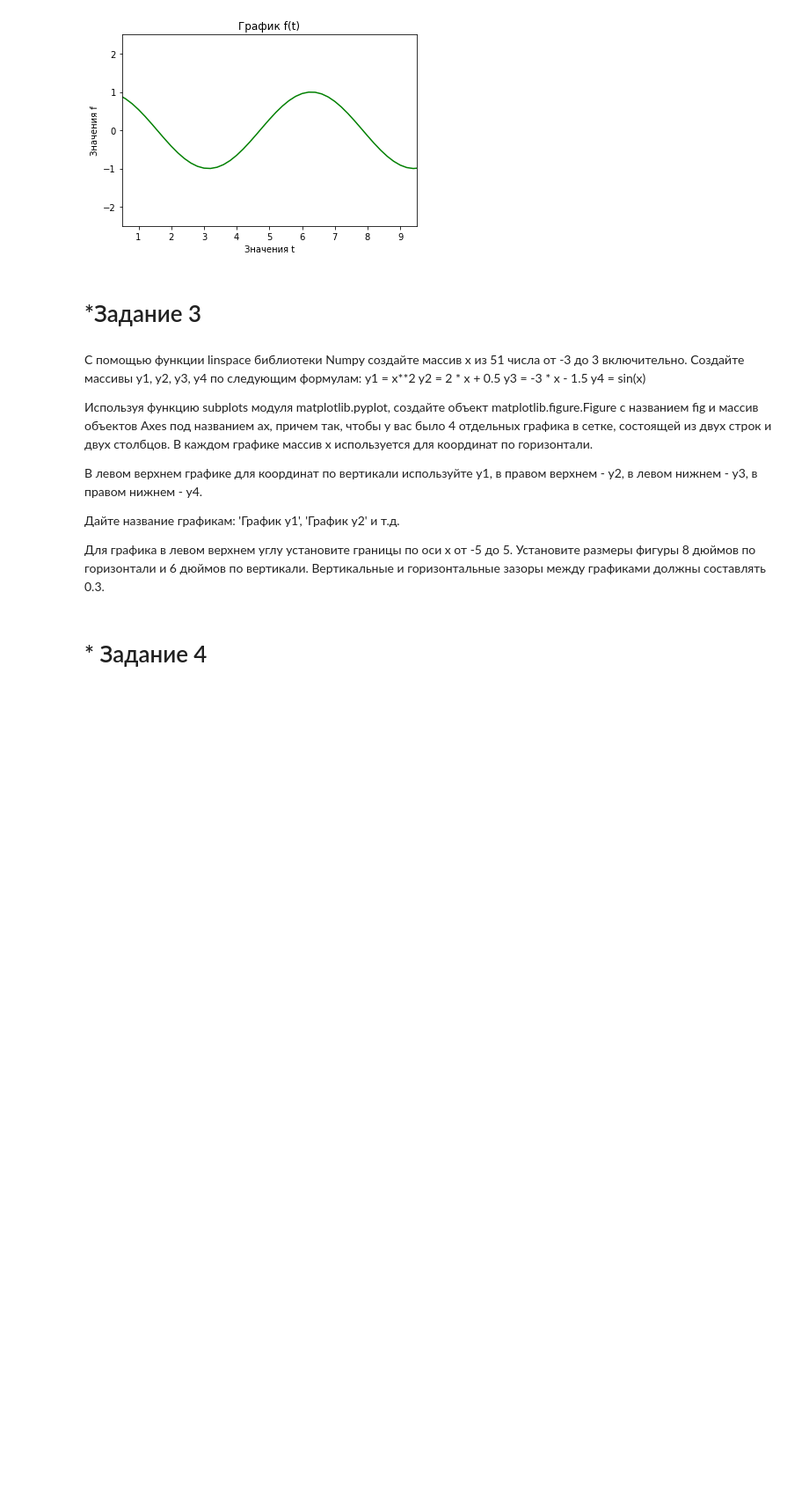
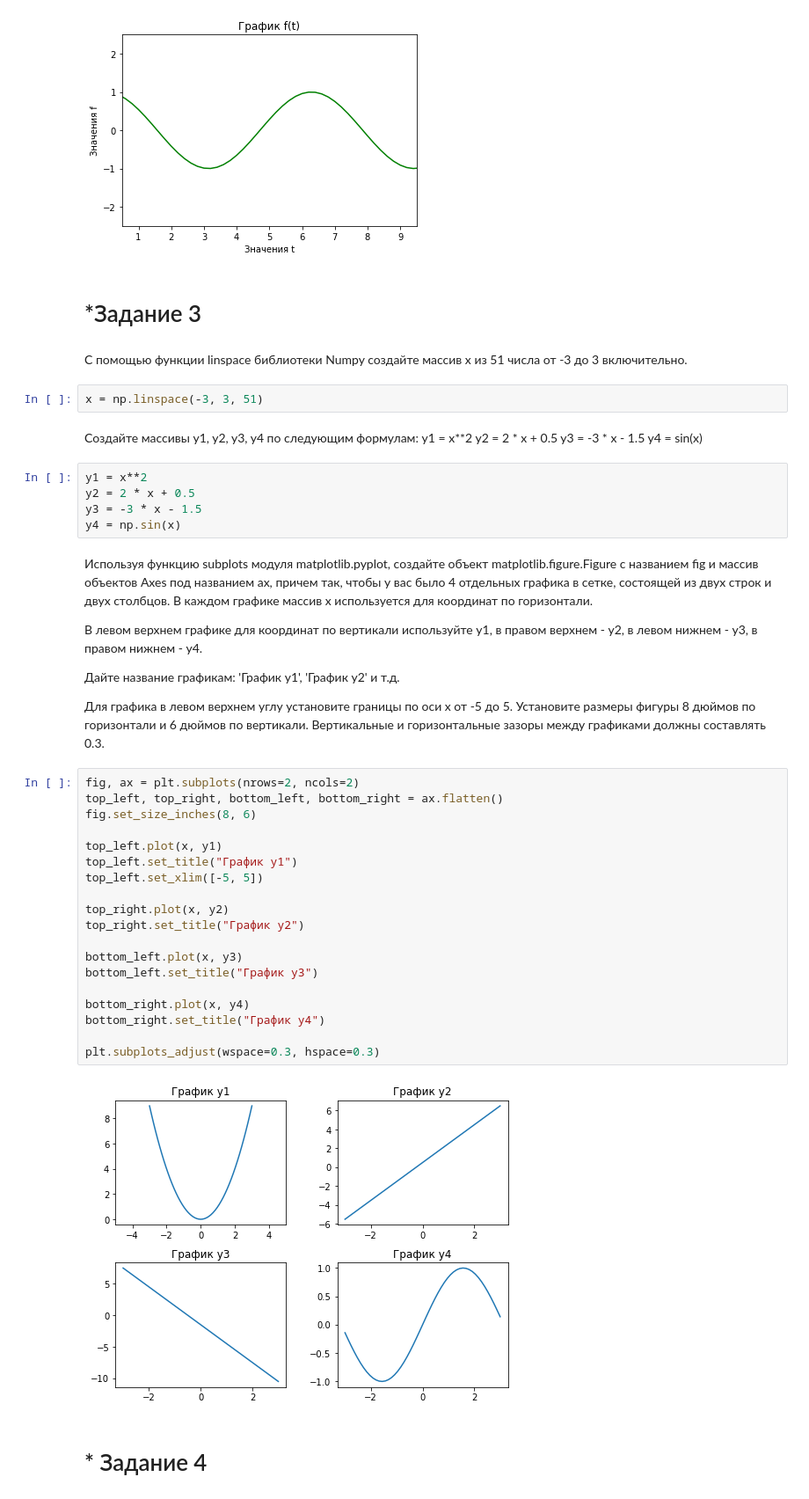
Before and after one commit to 6567967/GB_PDS, a Jupyter notebook: less6.ipynb, the cells around one changed output. Shown: that part at 88% size. Drawn from its saved outputs; the diff is of its cells as text; blank space fills up the shorter version.

```diff
--- a/less6.ipynb
+++ b/less6.ipynb
@@ -65,15 +65,23 @@ plt.show()
 [figure]
 # %% [markdown]
 # *Задание 3
+# %% [markdown]
+С помощью функции linspace библиотеки Numpy создайте массив x
+из 51 числа от -3 до 3 включительно.
+# %%
+x = np.linspace(-3, 3, 51)
+# %% [markdown]
+Создайте массивы y1, y2, y3, y4 по следующим формулам:
+y1 = x**2
+y2 = 2 * x + 0.5
+y3 = -3 * x - 1.5
+y4 = sin(x)
+# %%
+y1 = x**2
+y2 = 2 * x + 0.5
+y3 = -3 * x - 1.5
+y4 = np.sin(x)
 # %% [markdown]
-С помощью функции linspace библиотеки Numpy создайте массив x
-из 51 числа от -3 до 3 включительно.
-Создайте массивы y1, y2, y3, y4 по следующим формулам:
-y1 = x**2
-y2 = 2 * x + 0.5
-y3 = -3 * x - 1.5
-y4 = sin(x)
-
 Используя функцию subplots модуля matplotlib.pyplot,
 создайте объект matplotlib.figure.Figure с названием fig
 и массив объектов Axes под названием ax,
@@ -89,6 +97,27 @@ y4 = sin(x)
 Для графика в левом верхнем углу установите границы по оси x от -5 до 5.
 Установите размеры фигуры 8 дюймов по горизонтали и 6 дюймов по вертикали.
 Вертикальные и горизонтальные зазоры между графиками должны составлять 0.3.
+# %%
+fig, ax = plt.subplots(nrows=2, ncols=2)
+top_left, top_right, bottom_left, bottom_right = ax.flatten()
+fig.set_size_inches(8, 6)
+
+top_left.plot(x, y1)
+top_left.set_title("График y1")
+top_left.set_xlim([-5, 5])
+
+top_right.plot(x, y2)
+top_right.set_title("График y2")
+
+bottom_left.plot(x, y3)
+bottom_left.set_title("График y3")
+
+bottom_right.plot(x, y4)
+bottom_right.set_title("График y4")
+
+plt.subplots_adjust(wspace=0.3, hspace=0.3)
+# %% [output]
+[figure, added]
 # %% [markdown]
 # * Задание 4
 # %% [markdown]
```
Also changed, not shown: parts of 16 cells of this notebook.
